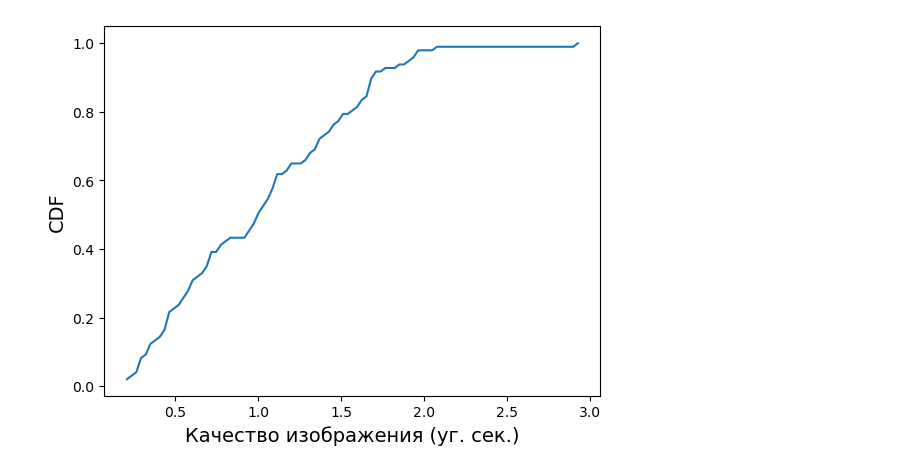
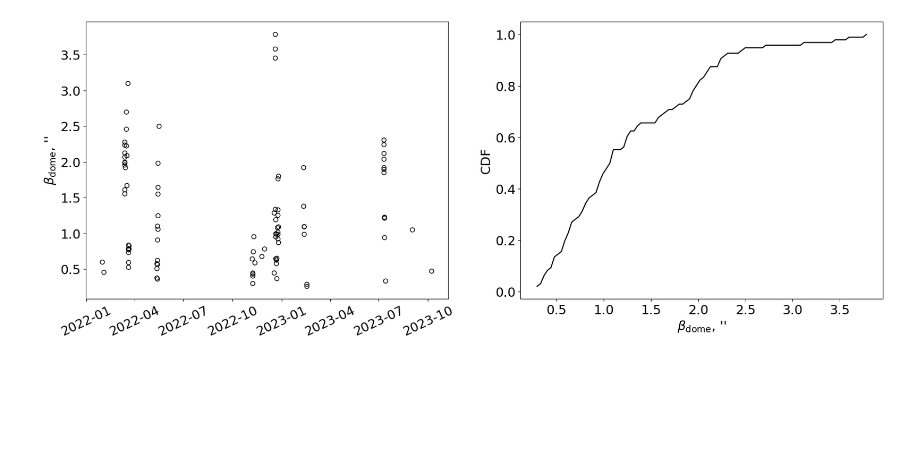
Before and after one commit to AntonMate/domecam, a Jupyter notebook: draw graph from exel.ipynb, the cells around one changed output. Drawn from its saved outputs; the diff is of its cells as text; code cells hidden in the pictures; blank space fills up the shorter version.

```diff
--- a/draw graph from exel.ipynb
+++ b/draw graph from exel.ipynb
@@ -10,22 +10,47 @@ file = "D:/astro/domecam/together.xlsx"
 df = pd.read_excel(file)
 save_dir = 'D:/astro/phys_and_output/'
 
-seeing_label = "Качество изображения (уг. сек.)"
-var_label = "Дисперсия (м/с)"
-delta_T_out_in = "∆T(out-in) (градусы)"
-wind_speed_label = "Скорость ветра (м/с)"
-delta_T_in_mir = "∆T(in-mir) (градусы)"
+seeing_label = "$β_\mathrm{dome}$, ''"
+var_label = "$σ_{V}$, m/s"
+delta_T_out_in = "∆T(out-in), °"
+wind_speed_label = "$V_\mathrm{wind}$, m/s"
+delta_T_in_mir = "∆T(in-mir), °"
 
-font_size = 14 # размер шрифтов
-var_lim = 0.5 # ограничение на отображение по дисперсии
+font_size = 18 # размер шрифтов
 alpha_value = 0.8 # прозрачность точек на графике
 # %%
 count, bins_count = np.histogram(df['seeing'], bins=len(df['seeing']))
 pdf = count / sum(count)
 cdf = np.cumsum(pdf)
-plt.plot(bins_count[1:], cdf)
-plt.xlabel(seeing_label, size=font_size)
-plt.ylabel("CDF", size=font_size)
-plt.savefig(f'{save_dir}cumprob.png', bbox_inches='tight')
+
+fig, (ax2, ax) = plt.subplots(1, 2, figsize=(20, 7))
+
+ax.plot(bins_count[1:], cdf, color='black')
+ax.set_xlabel(seeing_label, size=18)
+ax.set_ylabel("CDF", size=18)
+ax.tick_params(labelsize=18)
+
+file_date = []
+file_date_month_only = []
+for item in df['file']:
+    file_time = datetime.strptime(item.replace('DC', '').replace('_2km.fits',''), '%y%m%d%H%M%S')
+    file_date.append(f'{file_time.day} {file_time.strftime("%b")} {file_time.year}')
+    file_date_month_only.append(f'{file_time.strftime("%b")} {file_time.year}')
+
+df2 = df.assign(file_date=file_date)
+df2 = df2.assign(month_only=file_date_month_only)
+
+df2['file_date'] = pd.to_datetime(df2['file_date'], format='%d %b %Y')
+
+
+ax2.scatter(df2['file_date'], df2["seeing"], edgecolor='black', color="None", alpha=1)
+ax2.xaxis.set_major_locator(mdates.MonthLocator(bymonth=range(1,12,3))) # шаг по месяцам
+ax2.xaxis.set_major_formatter(mdates.DateFormatter('%Y-%m')) # формат отображения даты
+ax2.set_ylabel(seeing_label, size=font_size)
+ax2.tick_params(axis='x', labelsize=18, rotation = 25)
+ax2.tick_params(axis='y', labelsize=18)
+# ax2 = plt.gca()
+# plt.setp(ax2.get_xticklabels(), rotation=90, size=font_size)
+fig.savefig(f'{save_dir}seeings.png', bbox_inches='tight')
 # %% [output]
-[figure, old version]
+[figure, new version]
```
Also changed, not shown: parts of 13 cells of this notebook, 3 other files.
